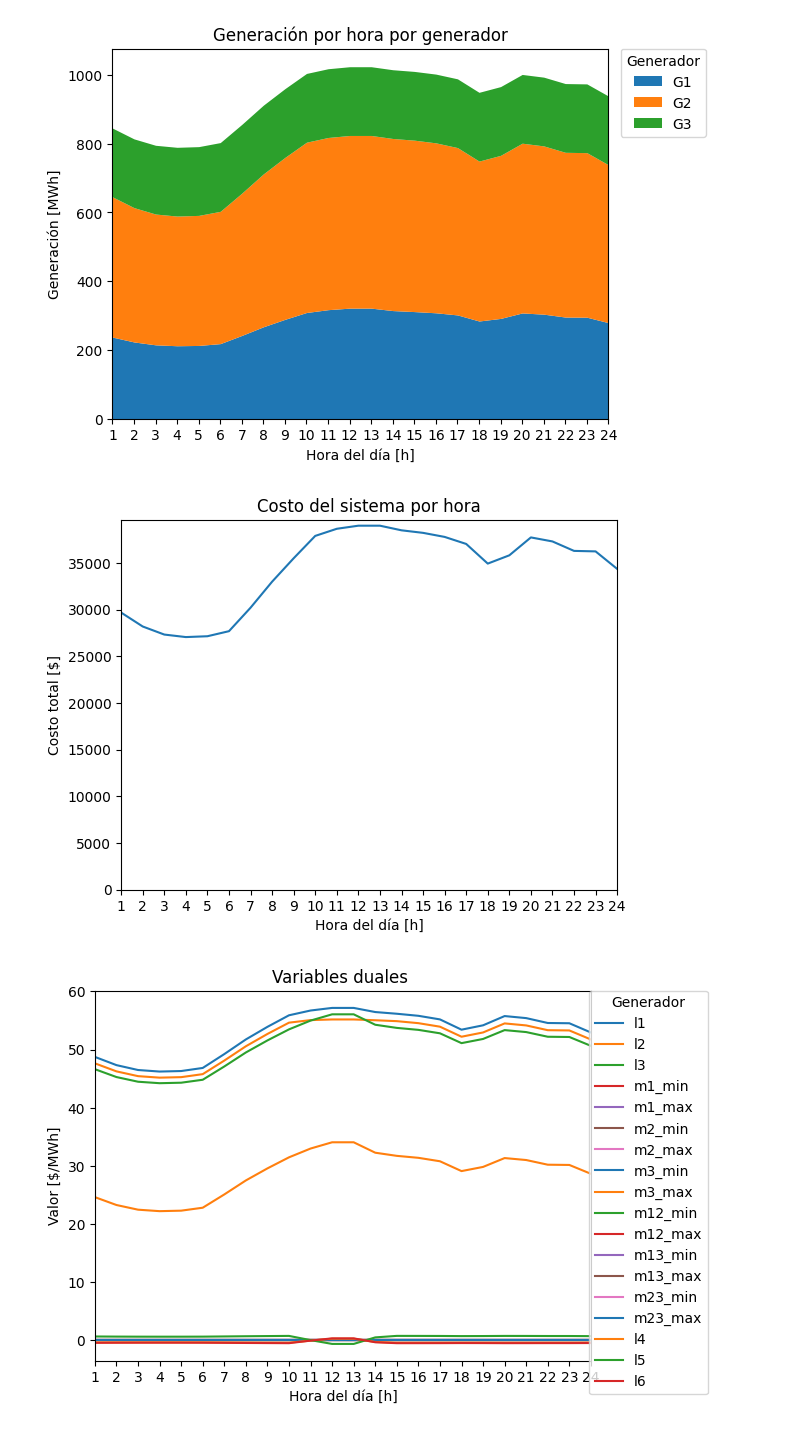
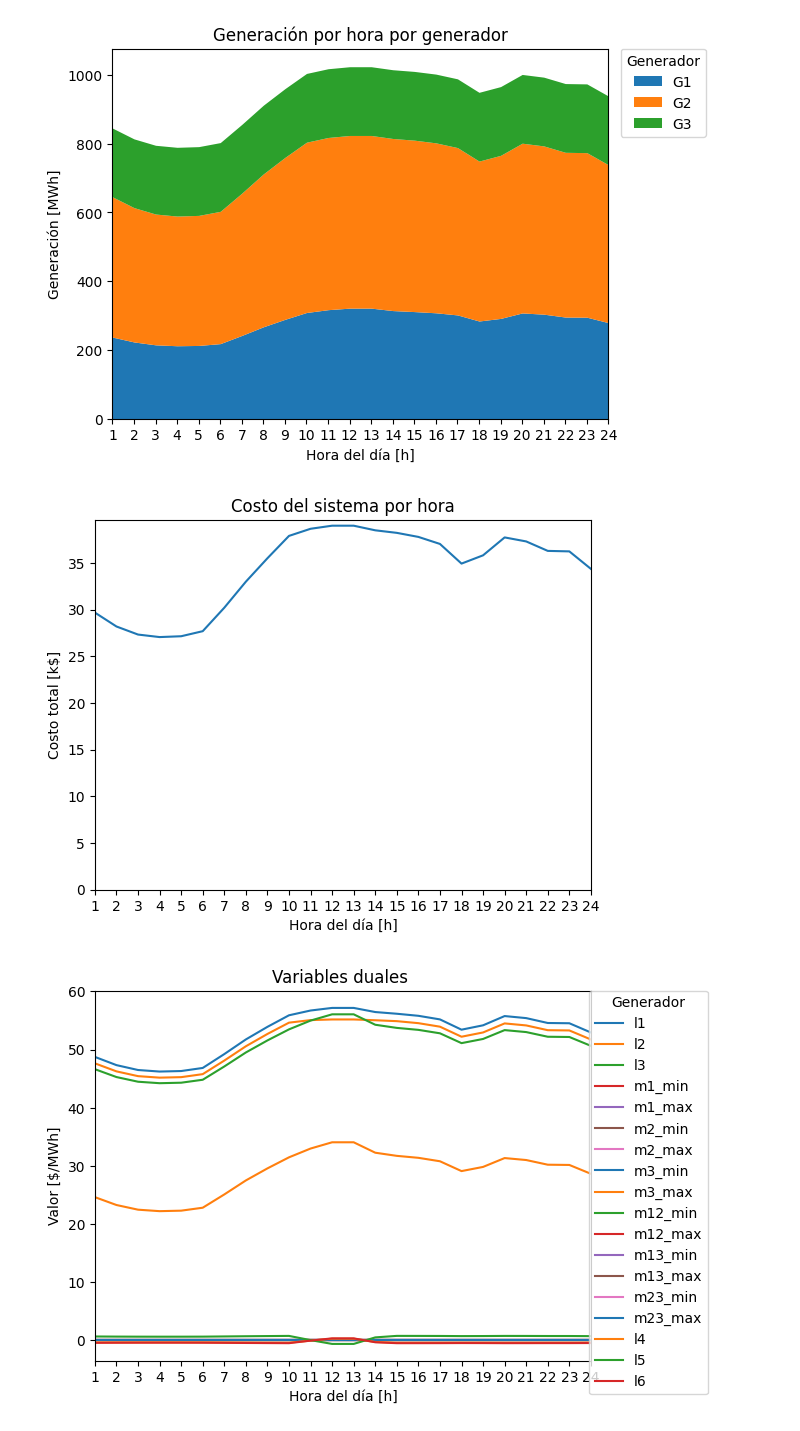
Before and after one commit to pabloajimenezc/Tarea_2_OSEP_2023_1, a Jupyter notebook: T2.ipynb, the cells around one changed output. Drawn from its saved outputs; the diff is of its cells as text; code cells hidden in the pictures.

```diff
--- a/T2.ipynb
+++ b/T2.ipynb
@@ -366,7 +409,7 @@ for idx, D in zip(Perfil_horario.index, Perfil_horario["Demanda"]):
     Pg_dia[idx, :] = Pg
     # Costo total del sistema
     C = C.value.item()
-    C_dia[idx] = C
+    C_dia[idx] = C / 1000
     # Multiplicadores de Lagrange
     ml = np.array([rest.dual_value.tolist() for rest in restricciones])
     ml_dia[idx] = ml
@@ -444,6 +493,9 @@ for idx, D in zip(Perfil_horario.index, Perfil_horario["Demanda"]):
     D1 = 0.6 * D
     D2 = 0.3 * D
     D3 = 0.1 * D
+    D1 = D / 3
+    D2 = D / 3
+    D3 = D / 3
     rest_lck = [-P1 + P12 + P13 == -D1 - (L12 + L13) / 2,
                 -P2 - P12 + P23 == -D2 - (L12 + L23) / 2,
                 -P3 - P13 - P23 == -D3 - (L13 + L23) / 2]
@@ -477,7 +529,7 @@ for idx, D in zip(Perfil_horario.index, Perfil_horario["Demanda"]):
     Pg_dia[idx, :] = Pg
     # Costo total del sistema
     C = C.value.item()
-    C_dia[idx] = C
+    C_dia[idx] = C / 1000
     # Multiplicadores de Lagrange
     ml = np.array([rest.dual_value.tolist() for rest in restricciones_sin_perdidas])
     ml_dia[idx] = ml
@@ -486,6 +538,7 @@ for idx, D in zip(Perfil_horario.index, Perfil_horario["Demanda"]):
     Pl_dia[idx, :] = Pl
     # Ángulos en el punto óptimo
     t = np.array([t1, t2.value.item(), t3.value.item()])
+    t_dia[idx, :] = t
 Pg_dia = pd.DataFrame(Pg_dia, index=horas, columns=["G1", "G2", "G3"])
 ml_dia = pd.DataFrame(ml_dia, index=horas, columns=["l1", "l2", "l3", "m1_min", "m1_max", "m2_min", "m2_max", "m3_min", "m3_max", "l4", "l5", "l6"])
 Pl_dia = pd.DataFrame(Pl_dia, index=horas, columns=["L12", "L13", "L23"])
@@ -554,7 +614,6 @@ C_dia = np.zeros((24, 1)) # Costo total
 ml_dia = np.zeros((24, 18)) # Multiplicadores de Lagrange
 Pl_dia = np.zeros((24, 3)) # Flujos por las líneas
 t_dia = np.zeros((24, 3)) # Ángulos de las barras
-L_dia = np.zeros((24, 3)) # Pérdidas de las líneas
 for idx, D in zip(Perfil_horario.index, Perfil_horario["Demanda"]):
     idx = idx - 1
     # Definción de variables
@@ -584,6 +643,9 @@ for idx, D in zip(Perfil_horario.index, Perfil_horario["Demanda"]):
     D1 = 0.6 * D
     D2 = 0.3 * D
     D3 = 0.1 * D
+#     D1 = D / 3
+#     D2 = D / 3
+#     D3 = D / 3
     rest_lck = [-P1 + P12 + P13 == -D1 - (L12 + L13) / 2,
                 -P2 - P12 + P23 == -D2 - (L12 + L23) / 2,
                 -P3 - P13 - P23 == -D3 - (L13 + L23) / 2]
@@ -624,7 +686,7 @@ for idx, D in zip(Perfil_horario.index, Perfil_horario["Demanda"]):
     Pg_dia[idx, :] = Pg
     # Costo total del sistema
     C = C.value.item()
-    C_dia[idx] = C
+    C_dia[idx] = C / 1000
     # Multiplicadores de Lagrange
     ml = np.array([rest.dual_value.tolist() for rest in restricciones_sin_perdidas])
     ml_dia[idx] = ml
@@ -633,6 +695,7 @@ for idx, D in zip(Perfil_horario.index, Perfil_horario["Demanda"]):
     Pl_dia[idx, :] = Pl
     # Ángulos en el punto óptimo
     t = np.array([t1, t2.value.item(), t3.value.item()])
+    t_dia[idx, :] = t
 Pg_dia = pd.DataFrame(Pg_dia, index=horas, columns=["G1", "G2", "G3"])
 ml_dia = pd.DataFrame(ml_dia, index=horas, columns=["l1", "l2", "l3", "m1_min", "m1_max", "m2_min", "m2_max", "m3_min", "m3_max", "m12_min", "m12_max", "m13_min", "m13_max", "m23_min", "m23_max", "l4", "l5", "l6"])
 Pl_dia = pd.DataFrame(Pl_dia, index=horas, columns=["L12", "L13", "L23"])
@@ -651,14 +720,14 @@ plt.show()
 # %%
 plt.plot(horas, C_dia)
 plt.xlabel("Hora del día [h]")
-plt.ylabel("Costo total [$]")
+plt.ylabel("Costo total [k$]")
 plt.xlim([1, 24])
 plt.ylim(0)
 plt.xticks(list(range(1,25)))
 plt.title("Costo del sistema por hora")
 plt.show()
 # %% [output]
-[figure, old version]
+[figure, new version]
 # %%
 colores = ['#1f77b4', '#ff7f0e', '#2ca02c', '#d62728', '#9467bd', '#8c564b', '#e377c2']
 ml_dia.plot(color=colores)
```
Also changed, not shown: parts of 37 cells of this notebook, 1 other file.
